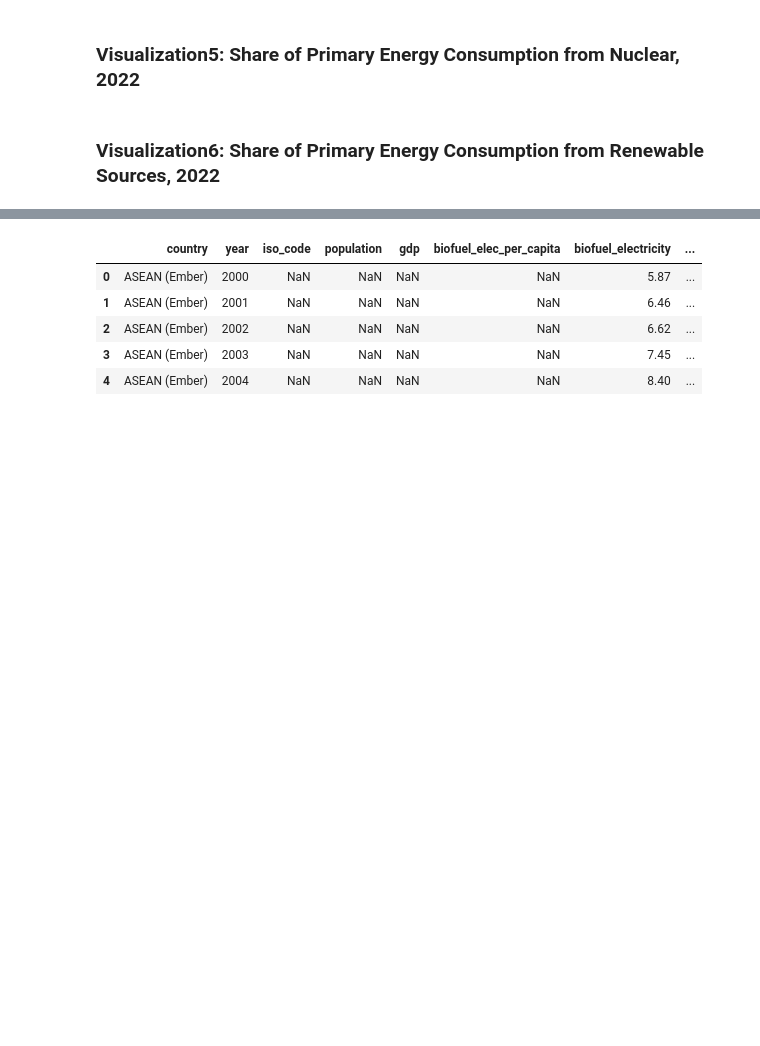
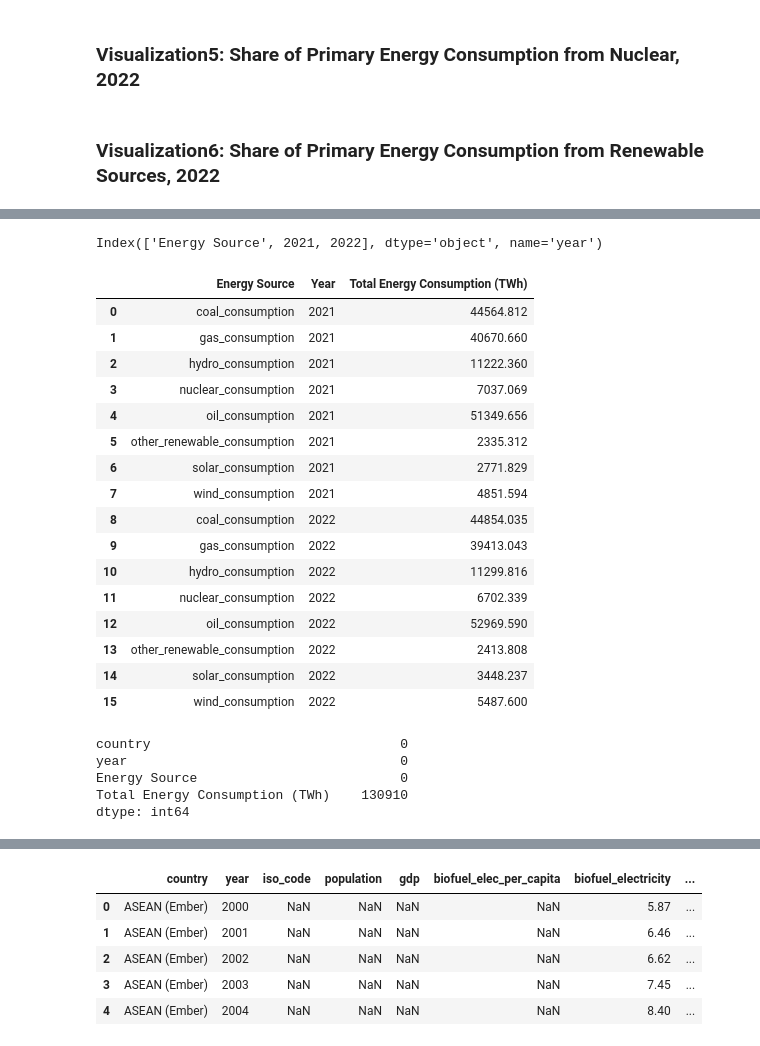
Before and after one commit to sinhasagar507/Analysis-of-Global-Renewable-Energy-Trends, a Jupyter notebook: notebooks/1.0_sinhasagar507_energyconsume.ipynb, the cells around one changed output, grey strips where cells are left out. Cells and saved outputs as stored; diff of their text form; code cells hidden in the pictures; blank space fills up the shorter version.

```diff
--- a/notebooks/1.0_sinhasagar507_energyconsume.ipynb
+++ b/notebooks/1.0_sinhasagar507_energyconsume.ipynb
@@ -560,0 +721,3 @@ main_data = main_data.dropna(thresh=threshold, axis=1)
+# %%
+pivoted_data = melted_data.pivot(index="Energy Source", columns="year", values="Total Energy Consumption (TWh)")
+pivoted_data = pivoted_data.reset_index()
@@ -560,0 +734,39 @@ main_data = main_data.dropna(thresh=threshold, axis=1)
+# %%
+pivoted_data.columns
+# %% [output]
+Index(['Energy Source', 2021, 2022], dtype='object', name='year')
+# %%
+# Calculate the change in energy consumption from 2021 to 2022 AND plot it using a plotly bar chart
+pivoted_data["Change in Energy Consumption"] = pivoted_data[2022] - pivoted_data[2021]
+pivoted_data = pivoted_data.sort_values(by="Change in Energy Consumption", ascending=False)
+
+fig = px.bar(pivoted_data, y="Energy Source", x="Change in Energy Consumption", title="Change in Energy Consumption by Source, 2021-2022")
+fig.show()
+# %%
+pivoted_data.melt(id_vars=["Energy Source"], value_vars=[2021, 2022], var_name="Year", value_name="Total Energy Consumption (TWh)")
+# %% [output]
+|  | Energy Source | Year | Total Energy Consumption (TWh) |
+| 0 | coal_consumption | 2021 | 44564.812 |
+| 1 | gas_consumption | 2021 | 40670.660 |
+| 2 | hydro_consumption | 2021 | 11222.360 |
+| 3 | nuclear_consumption | 2021 | 7037.069 |
+| 4 | oil_consumption | 2021 | 51349.656 |
+| 5 | other_renewable_consumption | 2021 | 2335.312 |
+| 6 | solar_consumption | 2021 | 2771.829 |
+| 7 | wind_consumption | 2021 | 4851.594 |
+| 8 | coal_consumption | 2022 | 44854.035 |
+| 9 | gas_consumption | 2022 | 39413.043 |
+| 10 | hydro_consumption | 2022 | 11299.816 |
+| 11 | nuclear_consumption | 2022 | 6702.339 |
+| 12 | oil_consumption | 2022 | 52969.590 |
+| 13 | other_renewable_consumption | 2022 | 2413.808 |
+| 14 | solar_consumption | 2022 | 3448.237 |
+| 15 | wind_consumption | 2022 | 5487.600 |
+# %%
+melted_data
+# %% [output]
+country                                0
+year                                   0
+Energy Source                          0
+Total Energy Consumption (TWh)    130910
+dtype: int64
```
Also changed, not shown: parts of 23 cells of this notebook, 1 other file.
